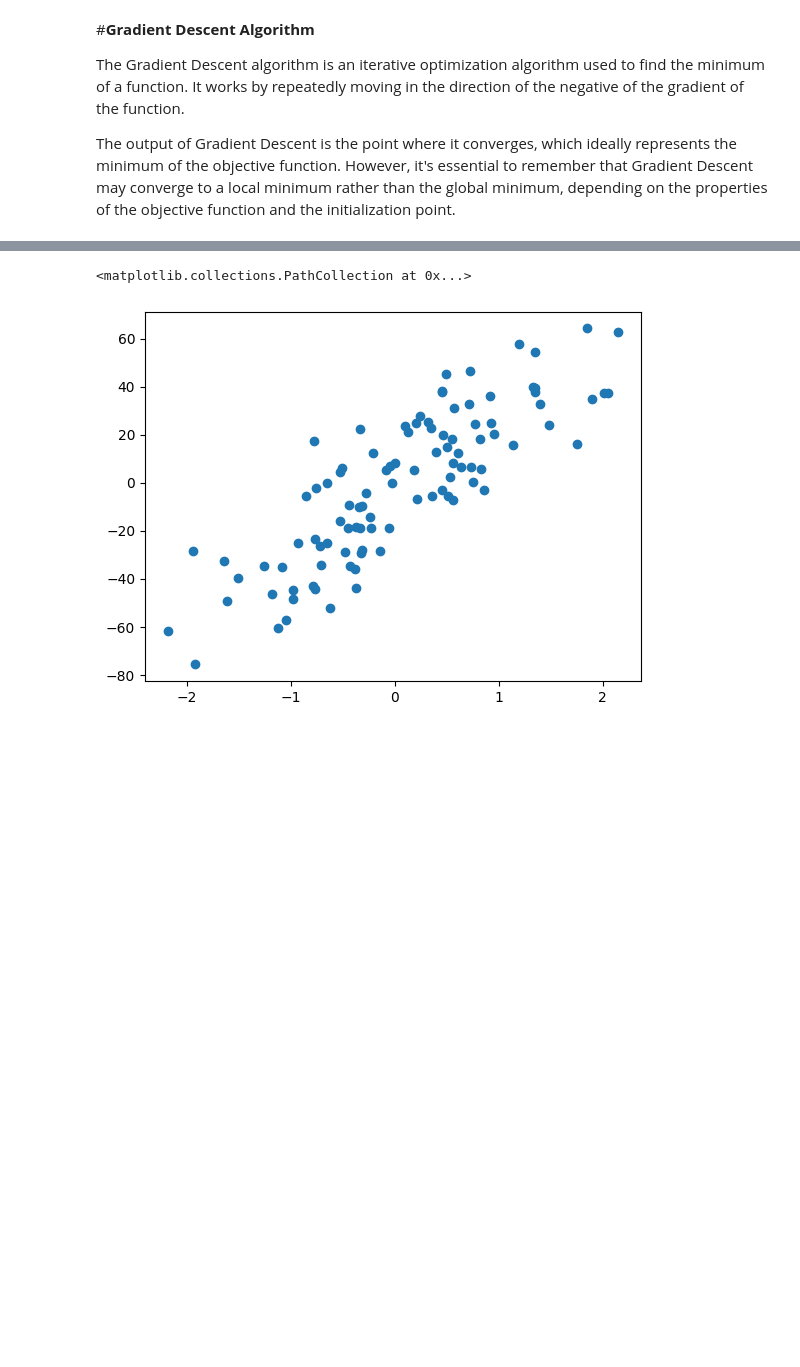
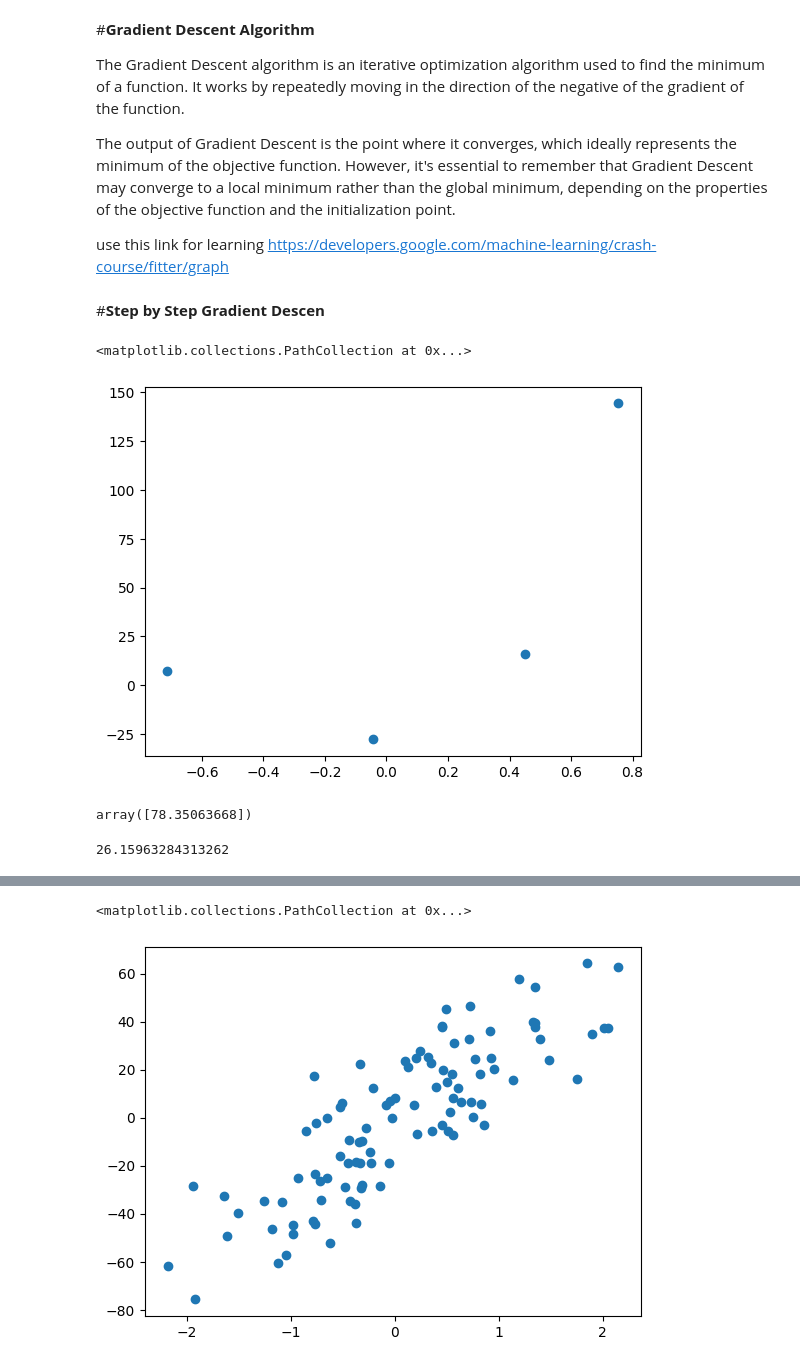
Before and after one commit to Msaleemakhtar/Deep-Learning, a Jupyter notebook: 3_Gradient_Descent.ipynb, the cells around one changed output, grey strips where cells are left out. Saved outputs shown, nothing was run; the diff lists cells and outputs as text; code cells hidden in the pictures; blank space fills up the shorter version.

```diff
--- a/3_Gradient_Descent.ipynb
+++ b/3_Gradient_Descent.ipynb
@@ -6,3 +6,22 @@
 The Gradient Descent algorithm is an iterative optimization algorithm used to find the minimum of a function. It works by repeatedly moving in the direction of the negative of the gradient of the function.
 
 The output of Gradient Descent is the point where it converges, which ideally represents the minimum of the objective function. However, it's essential to remember that Gradient Descent may converge to a local minimum rather than the global minimum, depending on the properties of the objective function and the initialization point.
+
+use this link for learning
+https://developers.google.com/machine-learning/crash-course/fitter/graph
+# %% [markdown]
+
+#**Step by Step Gradient Descen**
+# %%
+from sklearn.datasets import make_regression
+import numpy as np
+
+
+X,y = make_regression(n_samples=4, n_features=1, n_informative=1, n_targets=1,noise=80,random_state=13)
+
+
+import matplotlib.pyplot as plt
+plt.scatter(X,y)
+# %% [output]
+<matplotlib.collections.PathCollection at 0x...>
+[figure, added]
@@ -8,0 +38,9 @@ The output of Gradient Descent is the point where it converges, which ideally re
+# %%
+
+reg.coef_
+# %% [output]
+array([78.35063668])
+# %%
+reg.intercept_
+# %% [output]
+26.15963284313262
```
Also changed, not shown: parts of 21 cells of this notebook.
